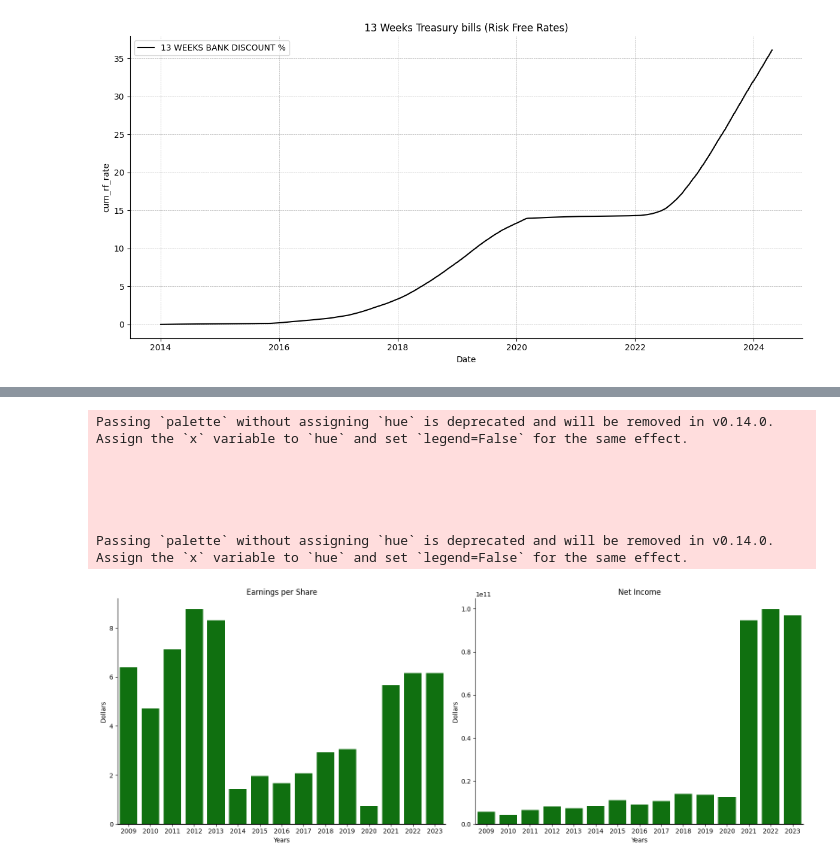
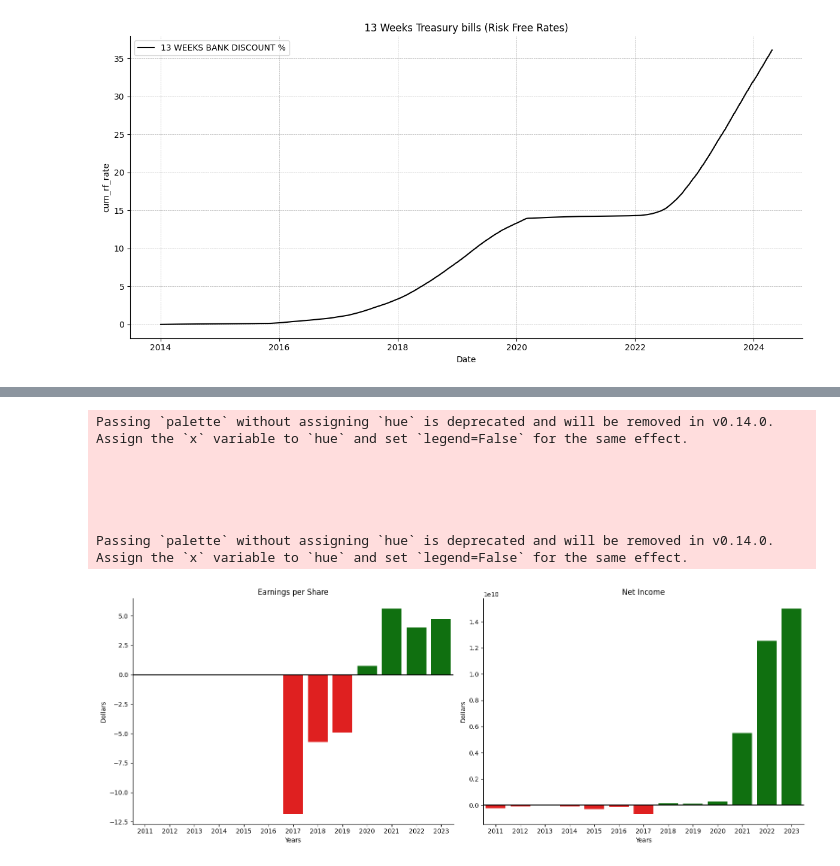
Before and after one commit to maseehfaizan/Project-Code, a Jupyter notebook: Master.ipynb, the cells around one changed output, grey strips where cells are left out. Drawn from its saved outputs; the diff is of its cells as text; code cells hidden in the pictures.

```diff
--- a/Master.ipynb
+++ b/Master.ipynb
@@ -282,7 +282,7 @@ try:
 
 except Exception as e:
     # Code that runs if an exception occurs
-    pass
+    financials['Liability'] = financials['Liability and Stockholder equity'] * 0
 
 financials.head(10)
 # %% [output]
@@ -303,9 +303,8 @@ financials.head(10)
 
 To match with Financials data I will download data for the same years as those accounts
 # %%
-financials = financials.T
-first = financials.columns[0].astype(int)
-last = financials.columns[-1].astype(int)
+first = financials.T.columns[0].astype(int)
+last = financials.T.columns[-1].astype(int)
 
 start=datetime.datetime(first,1,1)
 end=datetime.datetime(last,12,31)
@@ -680,6 +625,5 @@ plt.show()
 # %% [output]
 [figure]
 # %%
-financials = financials.T.reset_index()
-financials.head()
+financials.T
 # %% [output]
@@ -766,45 +707,45 @@ income.head(20)
 fig, ax = plt.subplots(figsize=(16,6) ,ncols=2, nrows=1)
 
 # Generate the colors based on the sign of the 'EPS' and 'Net Income' values
-colors_eps = ['red' if x < 0 else 'green' for x in income['EPS']]
-colors_net_income = ['red' if x < 0 else 'green' for x in income['Net Income']]
+colors_eps = ['red' if x < 0 else 'green' for x in financials['EPS']]
+colors_net_income = ['red' if x < 0 else 'green' for x in financials['Net Income']]
 
-sns.barplot(data=income, x='Year', y='EPS',label='EPS', ax=ax[0],palette=colors_eps)
-sns.barplot(data=income, x='Year', y='Net Income',label='Net Income', ax=ax[1],palette=colors_net_income)
+sns.barplot(data=financials, x='Year', y='EPS',label='EPS', ax=ax[0],palette=colors_eps)
+sns.barplot(data=financials, x='Year', y='Net Income',label='Net Income', ax=ax[1],palette=colors_net_income)
 
 axs.spines['top'].set_visible(False)
 axs.spines['right'].set_visible(False)
 
 
 # Customizing the plot
 ax[0].set_title('Earnings per Share')
 ax[0].set_xlabel('Years')
 ax[0].set_ylabel('Dollars')
 ax[0].axhline(y=0,color='black')
 # Customizing the plot
 ax[1].set_title('Net Income')
 ax[1].set_xlabel('Years')
 ax[1].set_ylabel('Dollars')
 ax[1].axhline(y=0,color='black')
 
 ax[0].spines['top'].set_visible(False)
 ax[0].spines['right'].set_visible(False)
 ax[1].spines['top'].set_visible(False)
 ax[1].spines['right'].set_visible(False)
 
 
 # Show the plot
 plt.tight_layout()
 plt.show()
 # %% [output]
 Passing `palette` without assigning `hue` is deprecated and will be removed in v0.14.0. Assign the `x` variable to `hue` and set `legend=False` for the same effect.
 
 
 
 
 
 Passing `palette` without assigning `hue` is deprecated and will be removed in v0.14.0. Assign the `x` variable to `hue` and set `legend=False` for the same effect.
-[figure, old version]
+[figure, new version]
 # %%
 
 
```
Also changed, not shown: parts of 15 cells of this notebook, 13 other files.
